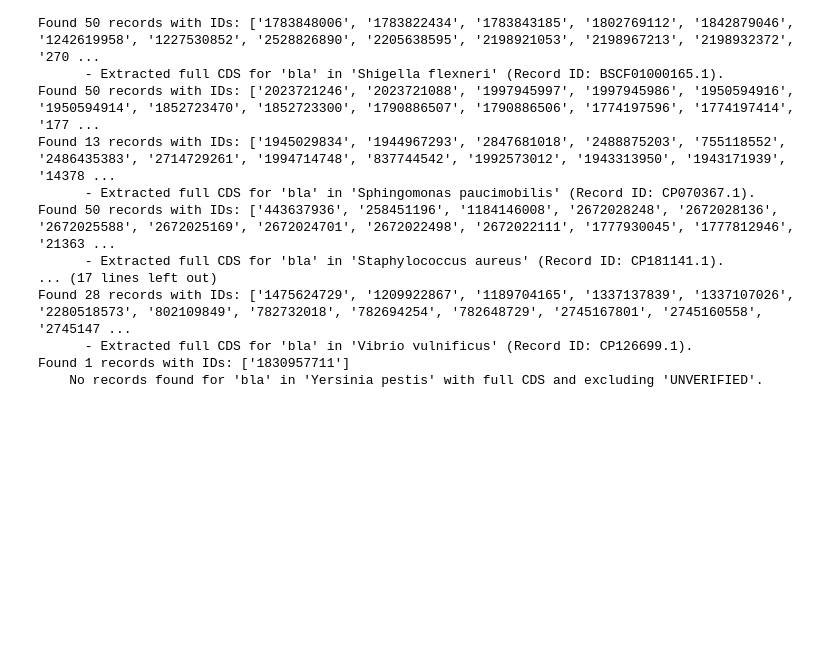
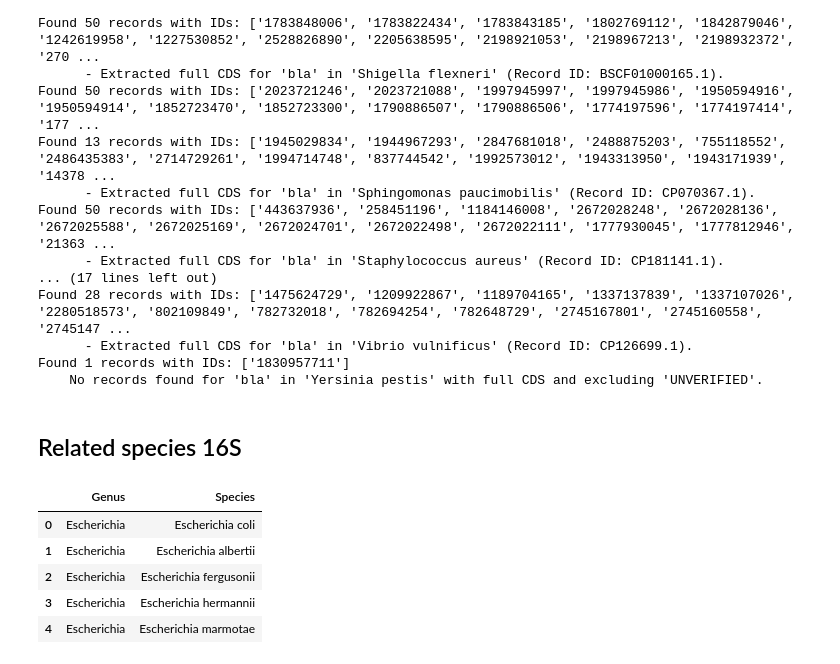
Before and after one commit to peneeta/HGTPhylogeny, a Jupyter notebook: query_16s.ipynb, the cells around one changed output. Saved outputs shown, nothing was run; the diff lists cells and outputs as text; code cells hidden in the pictures; blank space fills up the shorter version.

```diff
--- a/query_16s.ipynb
+++ b/query_16s.ipynb
@@ -211,3 +211,15 @@ Found 28 records with IDs: ['1475624729', '1209922867', '1189704165', '133713783
       - Extracted full CDS for 'bla' in 'Vibrio vulnificus' (Record ID: CP126699.1).
 Found 1 records with IDs: ['1830957711']
     No records found for 'bla' in 'Yersinia pestis' with full CDS and excluding 'UNVERIFIED'.
+# %% [markdown]
+## Related species 16S
+# %%
+metadata_related = pd.read_csv("./Data/related/related_bacterial_species.csv")
+metadata_related.head()
+# %% [output]
+|  | Genus | Species |
+| 0 | Escherichia | Escherichia coli |
+| 1 | Escherichia | Escherichia albertii |
+| 2 | Escherichia | Escherichia fergusonii |
+| 3 | Escherichia | Escherichia hermannii |
+| 4 | Escherichia | Escherichia marmotae |
```
Also changed, not shown: parts of 3 cells of this notebook, 1 other file.
